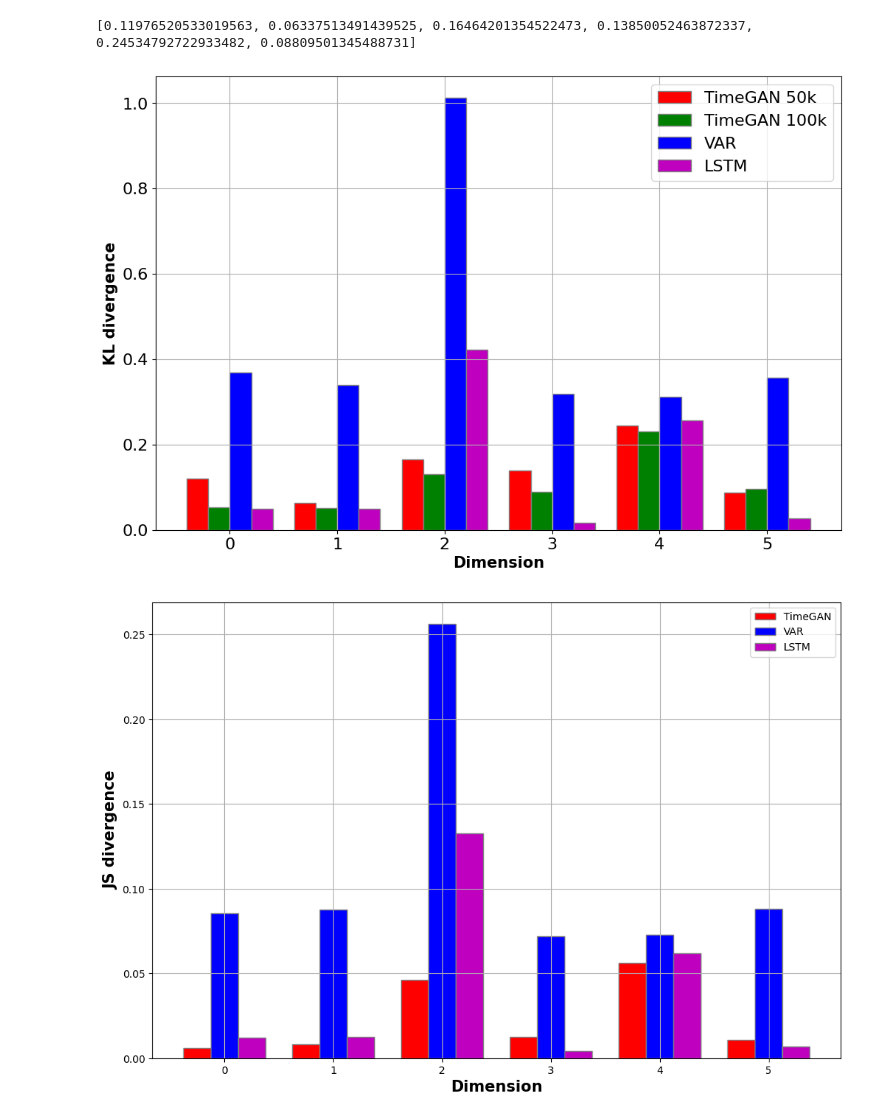
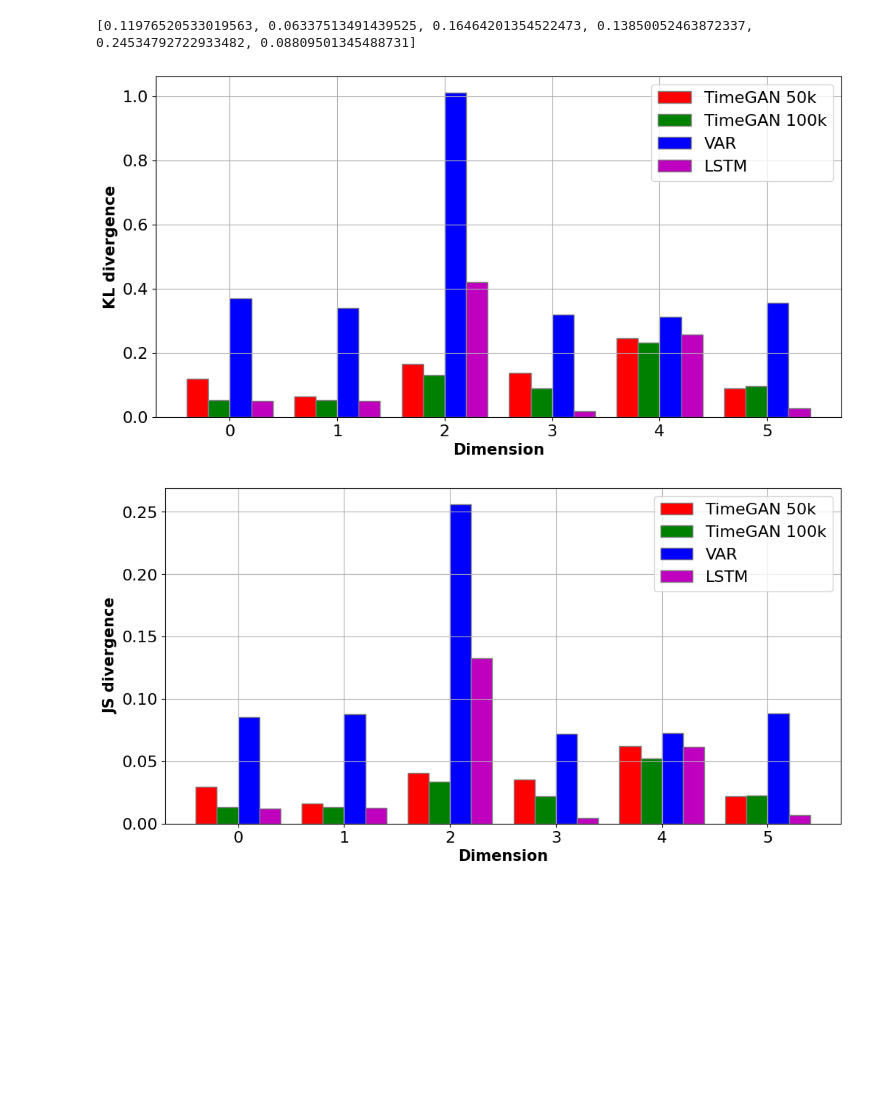
Before and after one commit to fredrikSveen/MSc_time_series_GAN, a Jupyter notebook: statistical_evaluation.ipynb, the cells around one changed output. Saved outputs shown, nothing was run; the diff lists cells and outputs as text; code cells hidden in the pictures; blank space fills up the shorter version.

```diff
--- a/statistical_evaluation.ipynb
+++ b/statistical_evaluation.ipynb
@@ -85,7 +85,7 @@ def dists_js_div(test_dists, ori_dists):
 
 def plot_divergences4(timegan_div, var_div, lstm_div, y_label):
     barWidth = 1/4
-    fig = plt.subplots(figsize =(12, 8))
+    fig = plt.subplots(figsize =(12, 6))
 
     # Set position of bar on X axis
     br1 = np.arange(len(timegan_div))
@@ -113,7 +113,7 @@ def plot_divergences4(timegan_div, var_div, lstm_div, y_label):
 
 def plot_divergences6(timegan_div, timegan_100k_div, var_div, lstm_div, y_label):
     barWidth = 1/5
-    fig = plt.subplots(figsize =(12, 8))
+    fig = plt.subplots(figsize =(12, 6))
 
     # Set position of bar on X axis
     br1 = np.arange(len(timegan_div))
@@ -215,8 +215,8 @@ print(timegan_comp_kl)
 # %%
 plot_divergences6(timegan_comp_kl, timegan_100k_comp_kl, var_comp_kl, lstm_comp_kl, "KL divergence")
 # %% [output]
-[figure, old version]
+[figure, new version]
 # %%
-plot_divergences6(timegan_comp_js, var_comp_js, lstm_comp_js, "JS divergence")
+plot_divergences6(timegan_comp_js, timegan_100k_comp_js, var_comp_js, lstm_comp_js, "JS divergence")
 # %% [output]
-[figure, old version]
+[figure, new version]
```
Also changed, not shown: parts of 1 cell of this notebook, 2 other files.
